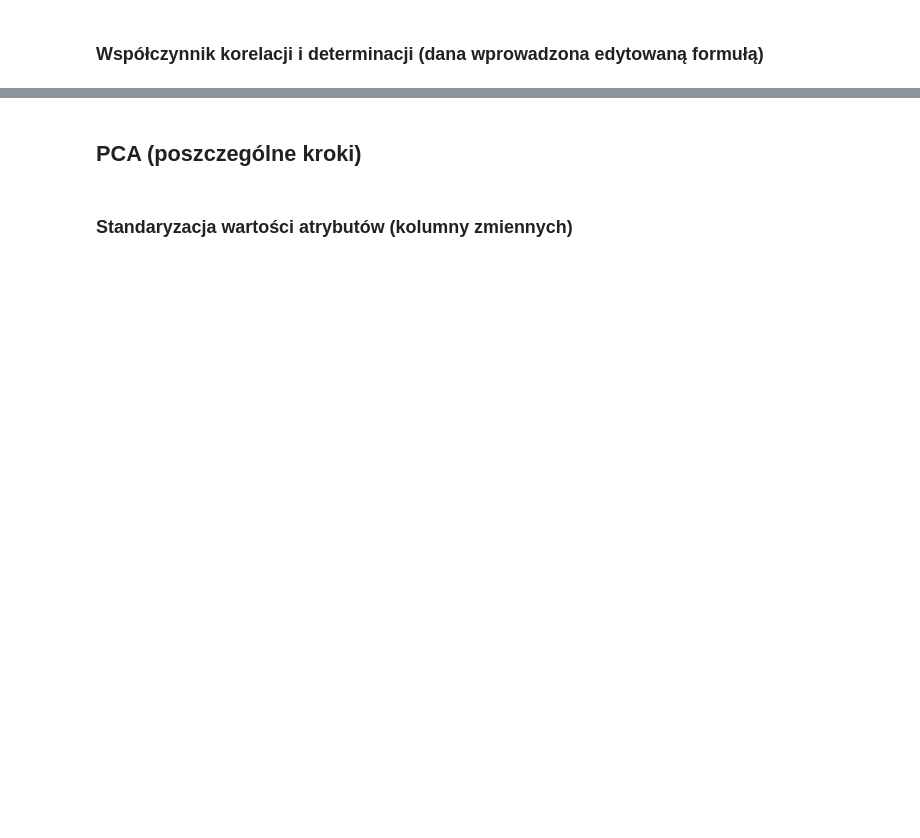
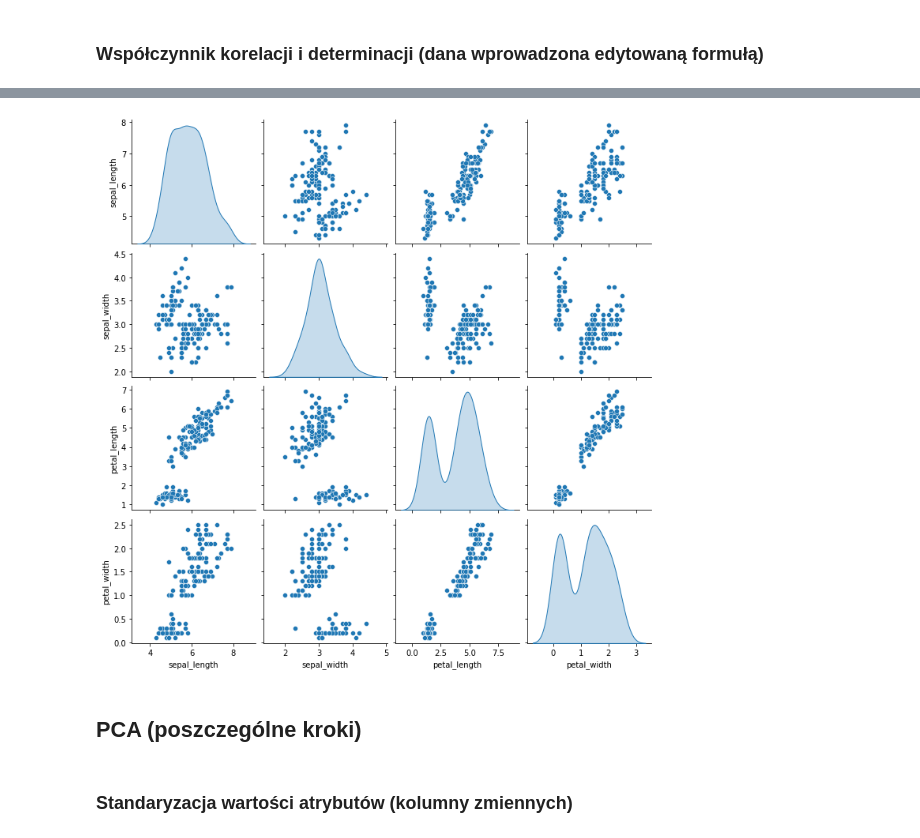
Before and after one commit to Krzysztof87/Python, a Jupyter notebook: Python_zadania_ED_Egzam.ipynb, the cells around one changed output, grey strips where cells are left out. Cells and saved outputs as stored; diff of their text form; code cells hidden in the pictures; blank space fills up the shorter version.

Commit message:
Utworzono za pomocą Colaboratory

```diff
--- a/Python_zadania_ED_Egzam.ipynb
+++ b/Python_zadania_ED_Egzam.ipynb
@@ -6657,7 +6662,7 @@ print('#'*90, '\n')
 # # MMMMMMMMMMMMMMMMMMMMMMMMMMMMMMMMM  WPROWADZANIE DANYCH  MMMMMMMMMMMMMMMMMMMMMMMMMMMMMMMMMMMMMMMMMM
 # # MMMMMMMMMMMMMMMMMMMMMMMMMMMMMMMMMMMMMMMMMMMMMMMMMMMMMMMMMMMMMMMMMMMMMMMMMMMMMMMMMMMMMMMMMMMMMMMMMM
 #             x                                                            <--- KROK 1
-X = np.array([[2.],   # dla modelu liniowego jednej zmiennej
+X0 = np.array([[2.],   # dla modelu liniowego jednej zmiennej
               [2.],
               [3.],
               [4.],
@@ -6820,0 +6832,4 @@ END
+# %%
+import pandas as pd
+from google.colab import files
+uploaded = files.upload()
@@ -6820,0 +6852,13 @@ END
+# %%
+import numpy as np
+import pandas as pd
+import io
+
+df = pd.read_csv(io.BytesIO(uploaded['iris.csv']))
+# df = pd.read_csv(io.BytesIO(uploaded['adult.csv']))
+print(df)
+df_data = df.drop(['class'], axis = 1)
+# df_data = df_data.iloc[:103]
+# X = np.array(df)
+X = np.array(df_data)
+X
@@ -6821,3 +6897,18 @@ END
+# %%
+import numpy as np
+import seaborn as sns
+import matplotlib.pyplot as plt
+
+# iris = sns.load_dataset('iris')
+# print(iris)
+iris = df
+g = sns.pairplot(iris, kind='scatter', diag_kind='kde')
+# remove upper triangle plots
+for i, j in zip(*np.triu_indices_from(g.axes, 1)):
+    g.axes[i, j].set_visible(True)
+plt.show()
+# %% [output]
+[figure, added]
 # %% [markdown]
 ## PCA (poszczególne kroki)
 # %% [markdown]
```
Also changed, not shown: parts of 40 cells of this notebook.
